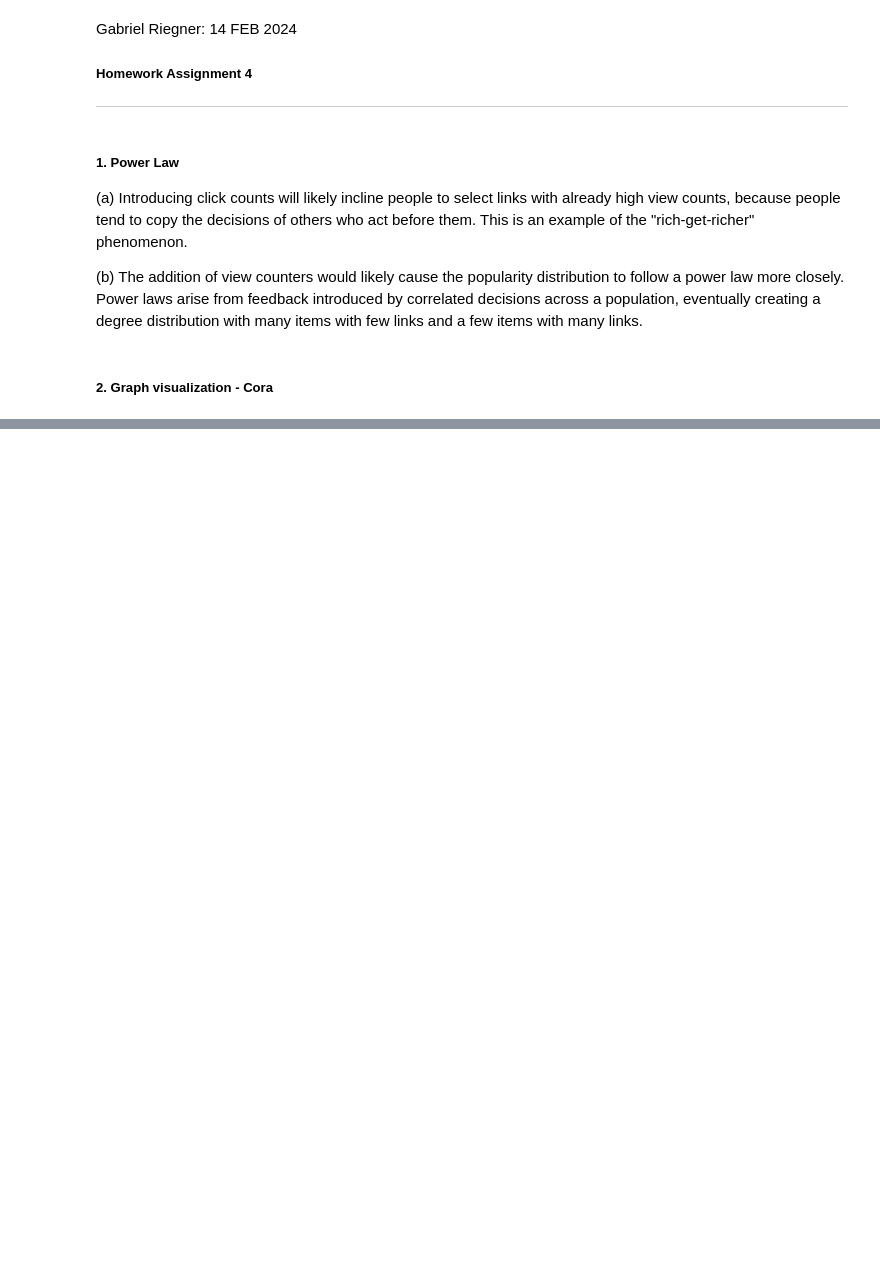
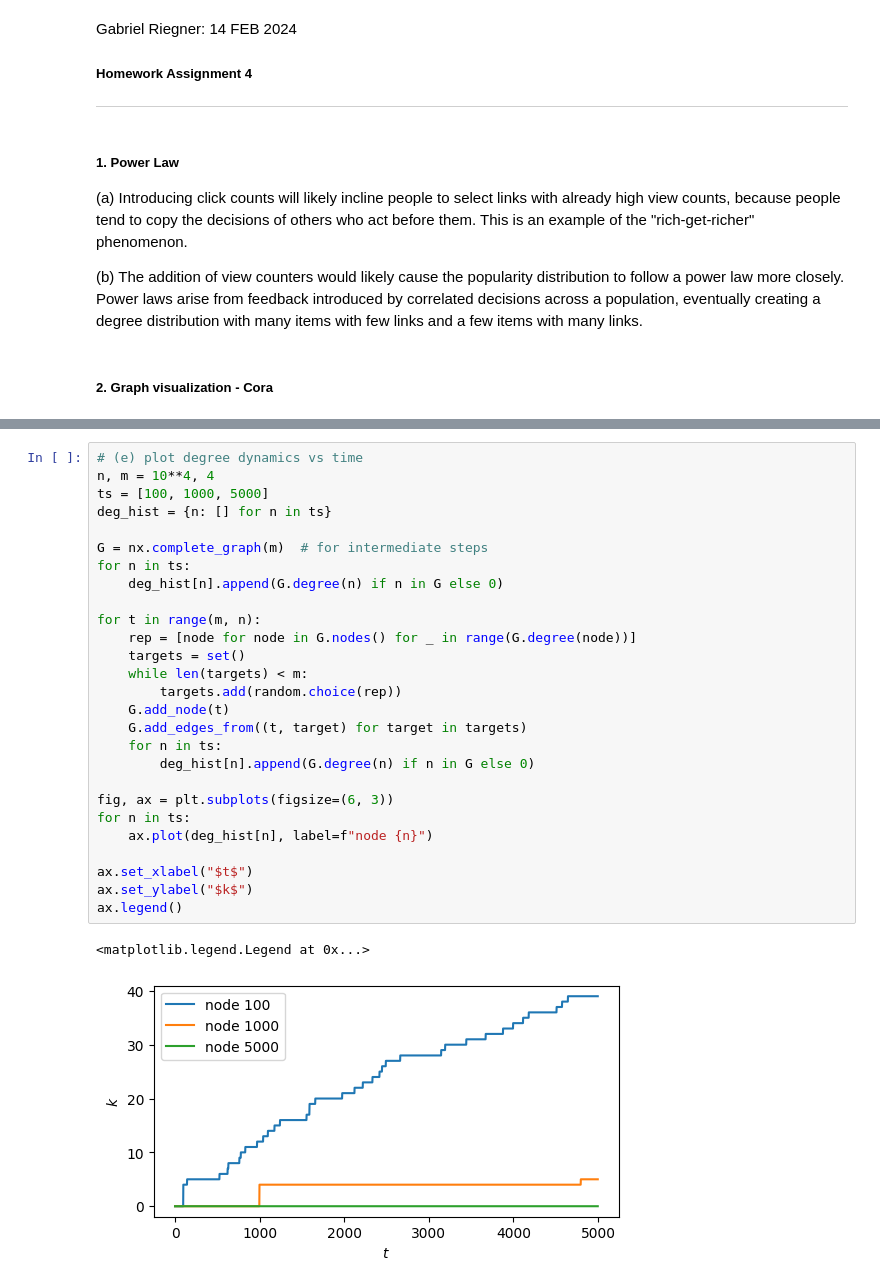
Before and after one commit to griegner/dsc190, a Jupyter notebook: homework/hw4.ipynb, the cells around one changed output, grey strips where cells are left out. Cells and saved outputs as stored; diff of their text form; blank space fills up the shorter version.

```diff
--- a/homework/hw4.ipynb
+++ b/homework/hw4.ipynb
@@ -63,0 +125,30 @@ Citation network links:         5429
+# %%
+# (e) plot degree dynamics vs time
+n, m = 10**4, 4
+ts = [100, 1000, 5000]
+deg_hist = {n: [] for n in ts}
+
+G = nx.complete_graph(m)  # for intermediate steps
+for n in ts:
+    deg_hist[n].append(G.degree(n) if n in G else 0)
+
+for t in range(m, n):
+    rep = [node for node in G.nodes() for _ in range(G.degree(node))]
+    targets = set()
+    while len(targets) < m:
+        targets.add(random.choice(rep))
+    G.add_node(t)
+    G.add_edges_from((t, target) for target in targets)
+    for n in ts:
+        deg_hist[n].append(G.degree(n) if n in G else 0)
+
+fig, ax = plt.subplots(figsize=(6, 3))
+for n in ts:
+    ax.plot(deg_hist[n], label=f"node {n}")
+
+ax.set_xlabel("$t$")
+ax.set_ylabel("$k$")
+ax.legend()
+# %% [output]
+<matplotlib.legend.Legend at 0x...>
+[figure, added]
```
Also changed, not shown: parts of 5 cells of this notebook.
